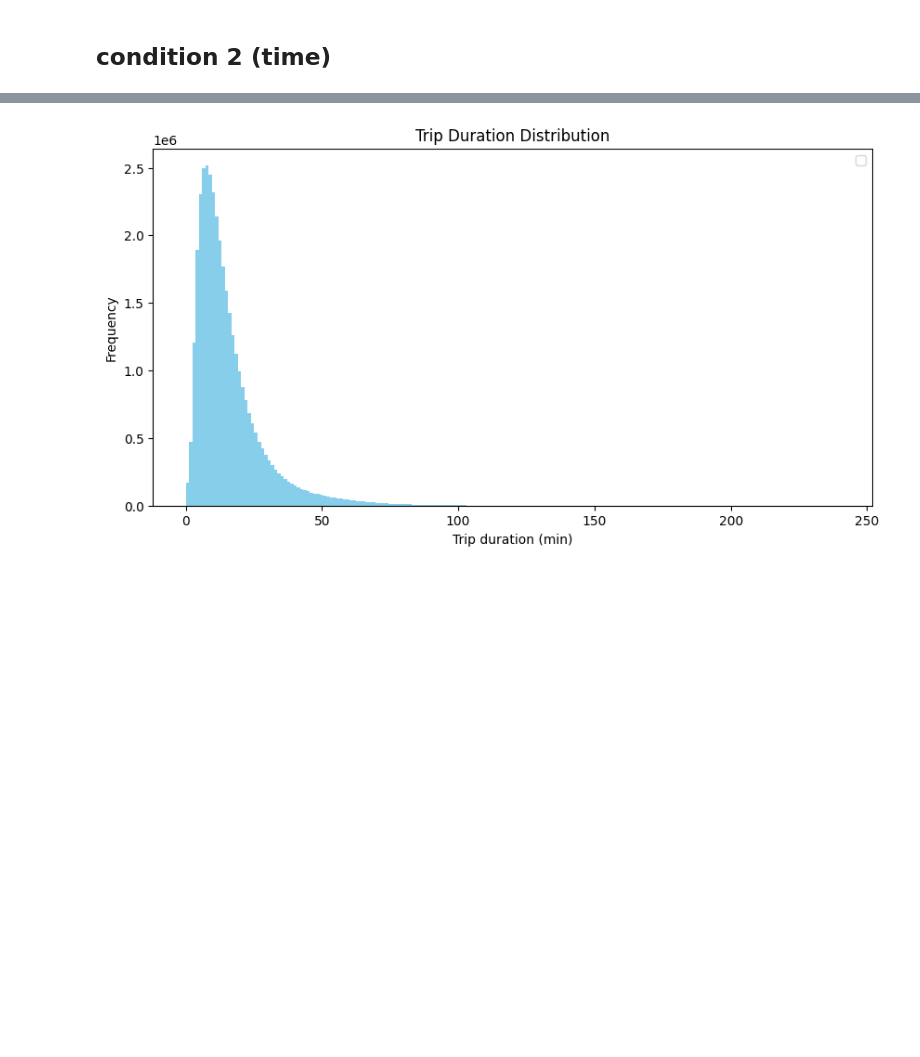
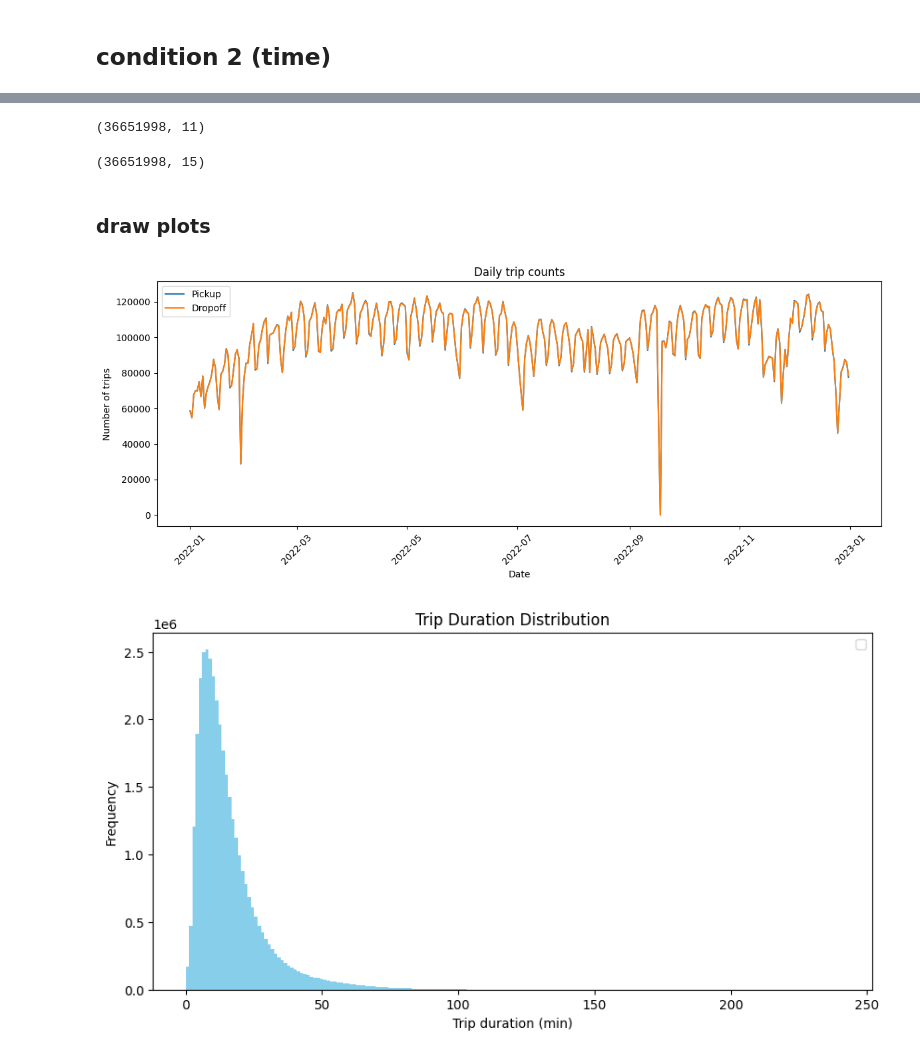
Before and after one commit to crk13/5208-SGD-MPI, a Jupyter notebook: source/data_cleaning.ipynb, the cells around one changed output, grey strips where cells are left out. Saved outputs shown, nothing was run; the diff lists cells and outputs as text; code cells hidden in the pictures; blank space fills up the shorter version.

```diff
--- a/source/data_cleaning.ipynb
+++ b/source/data_cleaning.ipynb
@@ -74,0 +69,17 @@ df = df.dropna(subset=['tpep_pickup_datetime', 'tpep_dropoff_datetime'])
+# %%
+df['trip_dur_min'] = (
+    (df['tpep_dropoff_datetime'] - df['tpep_pickup_datetime']).dt.total_seconds() / 60.0
+).astype('float32')
+
+pickup_year = df['tpep_pickup_datetime'].dt.year
+dropoff_year = df['tpep_dropoff_datetime'].dt.year
+
+condition2 = (
+    (pickup_year == 2022) & (dropoff_year == 2022) &
+    (df['trip_dur_min'] > 0) & (df['trip_dur_min'] < 120)
+)
+df.drop(df[~condition2].index, inplace=True)
+
+df.shape
+# %% [output]
+(36651998, 11)
@@ -75 +94,36 @@ df = df.dropna(subset=['tpep_pickup_datetime', 'tpep_dropoff_datetime'])
+# %%
+# subtract periodic characteristics（hour-of-day / day-of-week）
+hours = df['tpep_pickup_datetime'].dt.hour
+days  = df['tpep_pickup_datetime'].dt.dayofweek
+df['hour_sin'] = np.sin(2 * np.pi * hours / 24)
+df['hour_cos'] = np.cos(2 * np.pi * hours / 24)
+df['day_sin']  = np.sin(2 * np.pi * days / 7)
+df['day_cos']  = np.cos(2 * np.pi * days / 7)
+
+df.shape
+# %% [output]
+(36651998, 15)
+# %% [markdown]
+### draw plots
+# %%
+df['pickup_date'] = df['tpep_pickup_datetime'].dt.date
+df['dropoff_date'] = df['tpep_dropoff_datetime'].dt.date
+
+pickup_counts = df['pickup_date'].value_counts().sort_index()
+dropoff_counts = df['dropoff_date'].value_counts().sort_index()
+
+plt.figure(figsize=(12,5))
+plt.plot(pickup_counts.index, pickup_counts.values, label='Pickup')
+plt.plot(dropoff_counts.index, dropoff_counts.values, label='Dropoff')
+plt.xlabel('Date')
+plt.ylabel('Number of trips')
+plt.title('Daily trip counts')
+plt.xticks(rotation=45)
+plt.legend()
+plt.tight_layout()
+plt.show()
+
+df = df.drop(columns=['pickup_date', 'dropoff_date'])
+# %% [output]
+[figure, added]
 # %%
```
Also changed, not shown: parts of 20 cells of this notebook, 6 other files.
